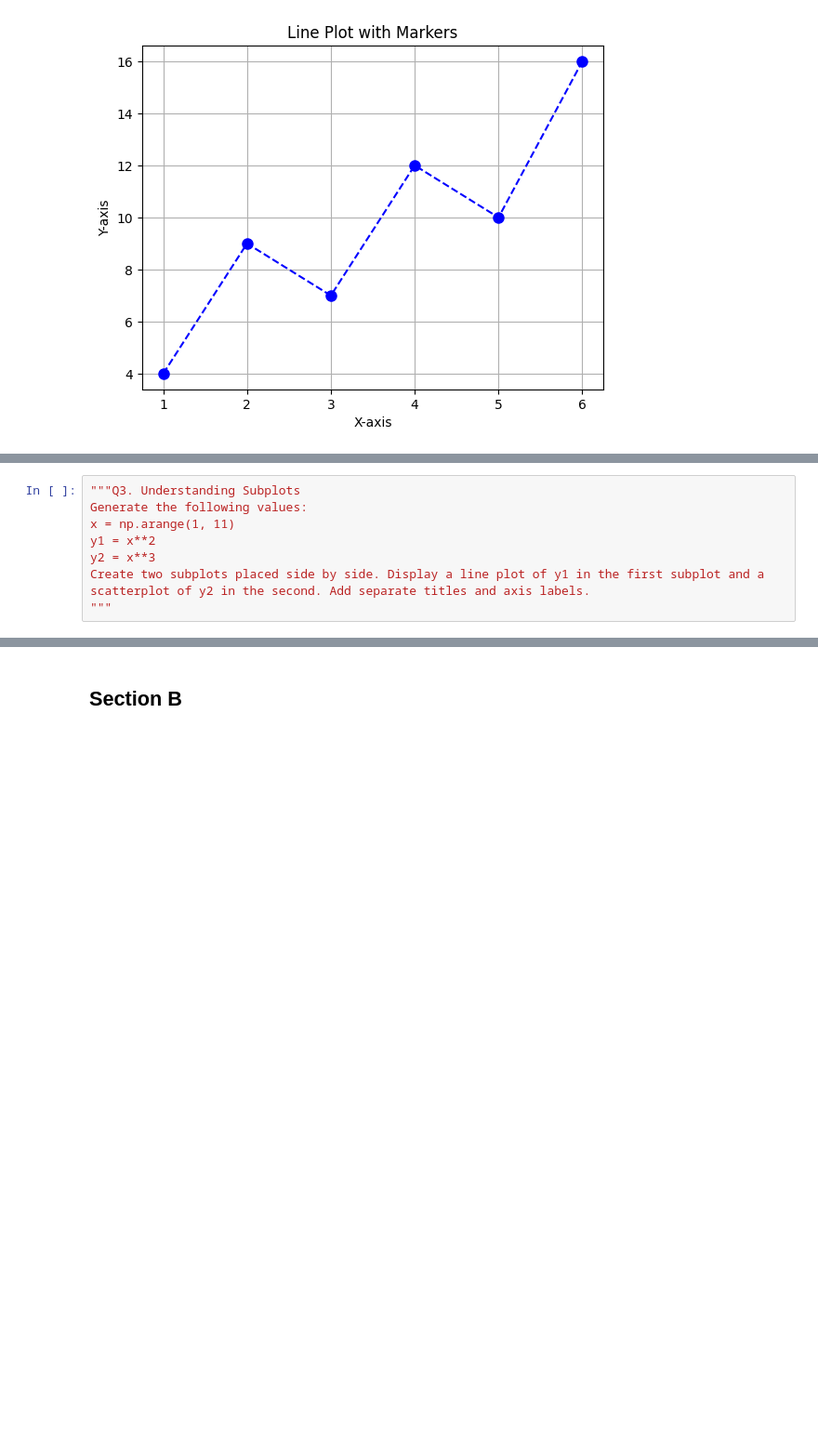
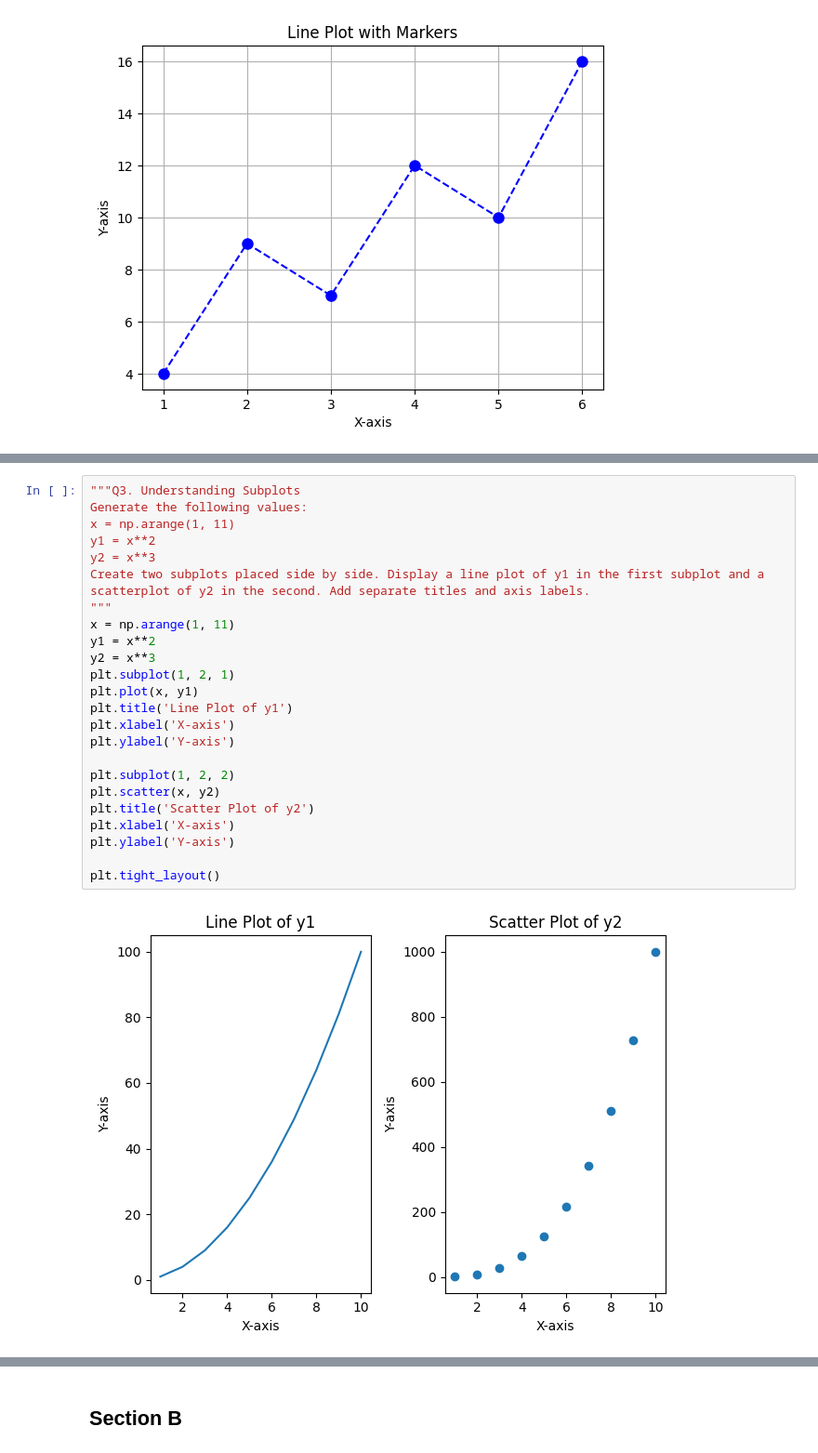
Before and after one commit to BarshaS01/Programming-for-Analytics, a Jupyter notebook: Classwork_S25_27_Practice_Set_Solved.ipynb, the cells around one changed output, grey strips where cells are left out. Shown at 93% size. Drawn from its saved outputs; the diff is of its cells as text; blank space fills up the shorter version.

```diff
--- a/Classwork_S25_27_Practice_Set_Solved.ipynb
+++ b/Classwork_S25_27_Practice_Set_Solved.ipynb
@@ -37,11 +53,29 @@ Plot both products in the same figure using different colours, markers, and line
 # %%
 """Q3. Understanding Subplots
 Generate the following values:
 x = np.arange(1, 11)
 y1 = x**2
 y2 = x**3
 Create two subplots placed side by side. Display a line plot of y1 in the first subplot and a scatterplot of y2 in the second. Add separate titles and axis labels.
 """
+x = np.arange(1, 11)
+y1 = x**2
+y2 = x**3
+plt.subplot(1, 2, 1)
+plt.plot(x, y1)
+plt.title('Line Plot of y1')
+plt.xlabel('X-axis')
+plt.ylabel('Y-axis')
+
+plt.subplot(1, 2, 2)
+plt.scatter(x, y2)
+plt.title('Scatter Plot of y2')
+plt.xlabel('X-axis')
+plt.ylabel('Y-axis')
+
+plt.tight_layout()
+# %% [output]
+[figure, added]
 # %%
 """Q4. Changing Marker Sizes and Transparency
 Given:
```
Also changed, not shown: parts of 9 cells of this notebook.
